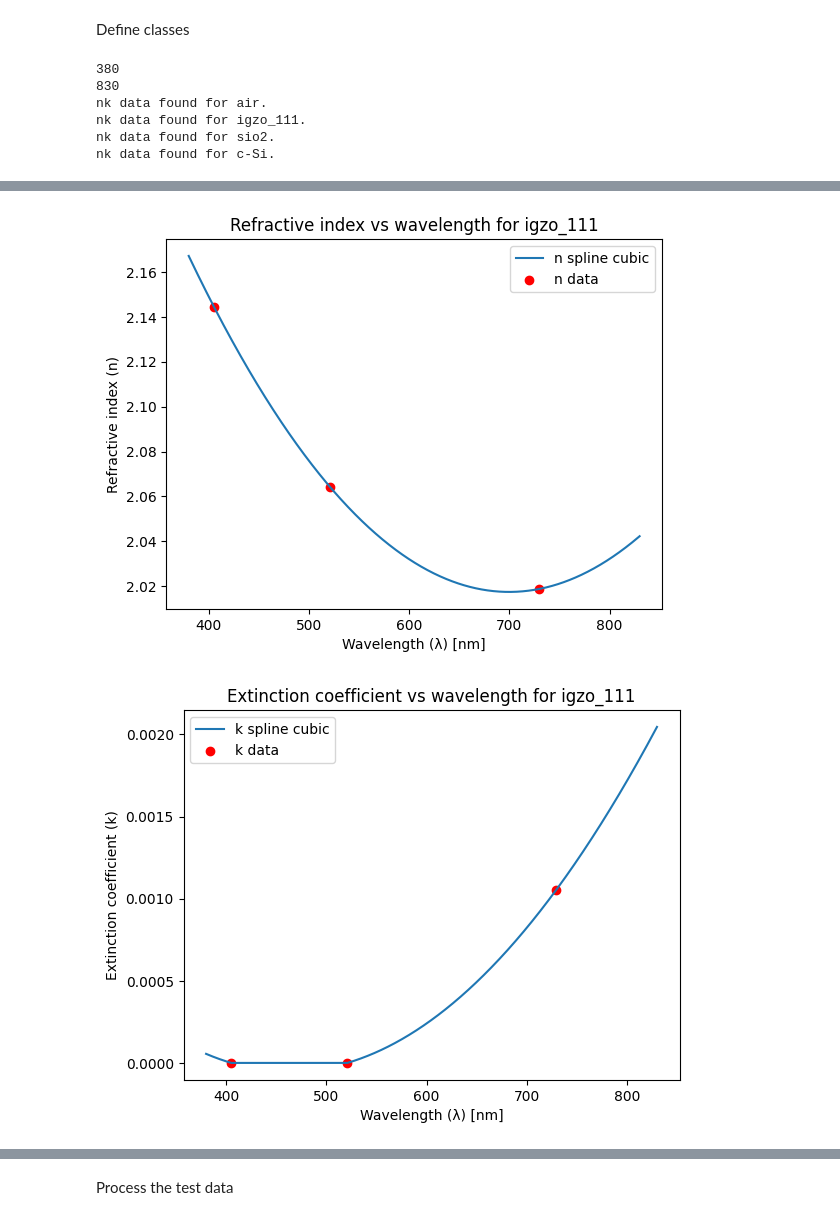
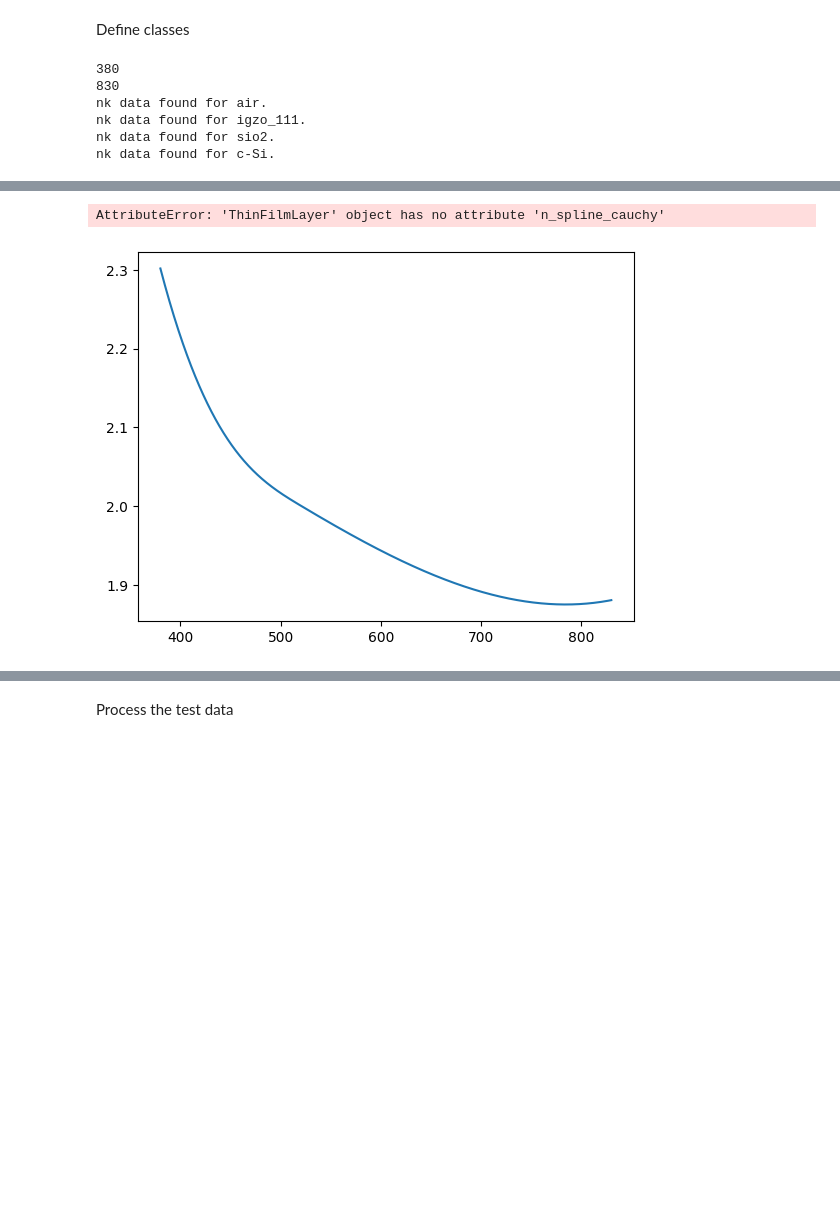
Before and after one commit to MingChiangChang/ThinFilm, a Jupyter notebook: ThinFilm230718.ipynb, the cells around one changed output, grey strips where cells are left out. Drawn from its saved outputs; the diff is of its cells as text; code cells hidden in the pictures; blank space fills up the shorter version.

Commit message:
No important changes

```diff
--- a/ThinFilm230718.ipynb
+++ b/ThinFilm230718.ipynb
@@ -10,7 +10,7 @@ from scipy.interpolate import CubicSpline
 from scipy.interpolate import BSpline
 import matplotlib.pyplot as plt
 from scipy.optimize import curve_fit
-import Cauchy
+from cauchy_fit import CauchyFit
 
 class ThinFilmLayer:
     """
@@ -61,7 +61,7 @@ class ThinFilmLayer:
         self.thickness = thickness
 
         # check if a file with material name exists
-        path = r"D:\OneDrive - Cornell University\Hongrui\Cornell\Master's project\Code\Reflectance Fitting\tfoc\database.nk\database_nk"
+        path = "database_nk"
         filename = self.find_file_insensitive(path, f"{material}.csv")
         if filename is not None:
             # if yes, read the file
@@ -70,9 +70,9 @@ class ThinFilmLayer:
 
             # If n_points != 0, select n points with approximately equal spacing
             # (If n_points == 0, use all the data points)
-            if n_points != 0:
-                indices = np.linspace(0, len(data) - 1, n_points, dtype=int)
-                data = data.iloc[indices]
+            # if n_points != 0:
+            #     indices = np.linspace(0, len(data) - 1, n_points, dtype=int)
+            #     data = data.iloc[indices]
 
             photon_energy = data.iloc[:, 0].values
             wavelength = 1239.8419843320021 / photon_energy # an array of wavelengths
@@ -98,6 +98,14 @@ class ThinFilmLayer:
         n = n[indices]
         k = k[indices]
 
+        # If n_points != 0, select n points with approximately equal spacing
+        # (If n_points == 0, use all the data points)
+        if n_points != 0:
+            indices = np.round(np.linspace(0, len(wavelength) - 1, n_points)).astype(int)
+            wavelength = wavelength[indices]
+            n = n[indices]
+            k = k[indices]
+
         self.wavelength = wavelength
         self.n = n
         self.k = k
@@ -119,8 +127,8 @@ class ThinFilmLayer:
         # self.k_spline_Bspline = BSpline(wavelength, k, k=3)
 
         # Cauchy
-        # self.n_spline_cauchy = Cauchy.cauchy(wavelength, n)
-        # self.k_spline_cauchy = Cauchy.cauchy(wavelength, k)
+        self.n_cauchy = CauchyFit(wavelength, n)
+        self.k_cauchy = CauchyFit(wavelength, k)
 
     def get_n(self, wavelength):
         """
@@ -202,7 +210,7 @@ class ThinFilmLayer:
         plt.plot(wavelengths, self.n_spline_cubic(wavelengths), '-', label='n spline cubic')
         # plt.plot(wavelengths, self.n_spline_univariate(wavelengths), '-', label='n spline univariate')
         # plt.plot(wavelengths, self.n_spline_Bspline(wavelengths), '-', label='n spline Bspline')
-        # plt.plot(wavelengths, self.n_spline_cauchy(wavelengths), '-', label='n spline cauchy')
+        plt.plot(wavelengths, self.n_cauchy(wavelengths), '-', label='n spline cauchy')
         plt.scatter(self.wavelength, self.n, marker='o', color='r', label='n data')
         plt.xlabel('Wavelength (λ) [nm]')
         plt.ylabel('Refractive index (n)')
@@ -219,7 +227,7 @@ class ThinFilmLayer:
         plt.plot(wavelengths, self.k_spline_cubic(wavelengths), '-', label='k spline cubic')
         # plt.plot(wavelengths, self.k_spline_univariate(wavelengths), '-', label='k spline univariate')
         # plt.plot(wavelengths, self.k_spline_Bspline(wavelengths), '-', label='k spline Bspline')
-        # plt.plot(wavelengths, self.k_spline_cauchy(wavelengths), '-', label='n spline cauchy')
+        plt.plot(wavelengths, self.k_cauchy(wavelengths), '-', label='n spline cauchy')
         plt.scatter(self.wavelength, self.k, marker='o', color='r', label='k data')
         plt.xlabel('Wavelength (λ) [nm]')
         plt.ylabel('Extinction coefficient (k)')
@@ -498,7 +506,7 @@ class ThinFilmSystem:
         plt.legend()
 # %%
 # Experimental data
-path = r"D:\OneDrive - Cornell University\Hongrui\Cornell\Master's project\Code\Reflectance Fitting\tfoc\database.nk\test_data\test_data\spectra\+02_+05.csv"
+path = r"test_data\spectra\+02_+05.csv"
 data = pd.read_csv(path, names=['# lambda', 'reflectance', 'uncertainty', 'raw', 'dark', 'reference', 'fit'], skiprows=13)
 data = data.rename(columns={'# lambda': 'wavelength'})
 
@@ -524,9 +532,17 @@ layer1 = ThinFilmLayer("igzo_111", 100, 5, l, r)
 layer2 = ThinFilmLayer("sio2", 21.5, 0, l, r)
 substrate = ThinFilmLayer("c-Si", 1, 0, l, r)
 
-layer1.set_k(400, 0.0)
-layer1.set_k(420, 0.0)
+layer1.set_k(400, 0)
+layer1.set_k(420, 0)
 layer1.set_k(440, 0)
+layer1.set_k(650, 0)
+layer1.set_k(800, 0)
+
+layer1.set_n(400, 2.3)
+layer1.set_n(430, 2.1)
+layer1.set_n(510, 2.0)
+layer1.set_n(620, 1.92)
+layer1.set_n(800, 1.88)
 
 # Create multilayer system
 multilayer = ThinFilmSystem([air, layer1, layer2, substrate])
@@ -560,2 +576,2 @@ nk data found for c-Si.
+AttributeError: 'ThinFilmLayer' object has no attribute 'n_spline_cauchy'
-[figure, old version]
+[figure, new version]
-[figure, removed]
```
Also changed, not shown: parts of 1 cell of this notebook, 2 other files.
